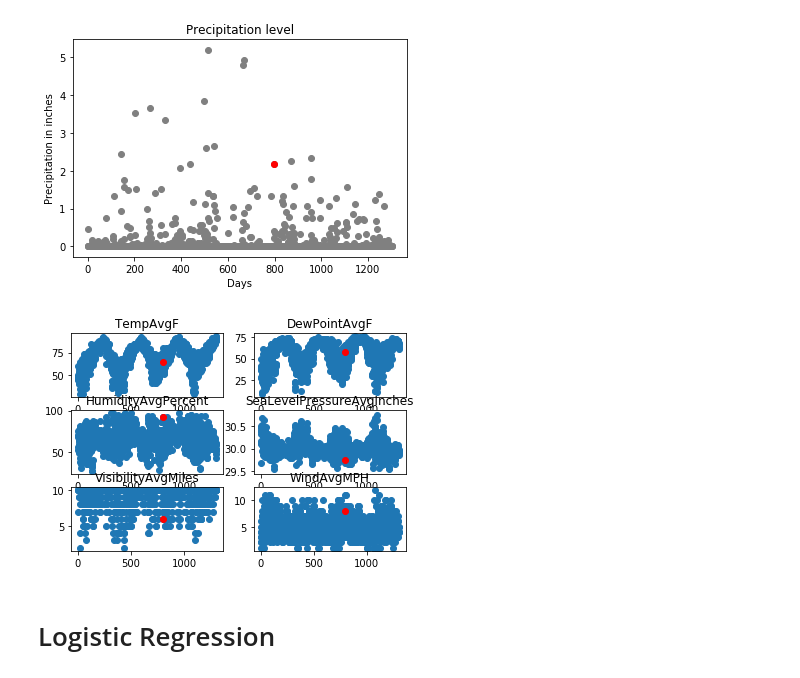
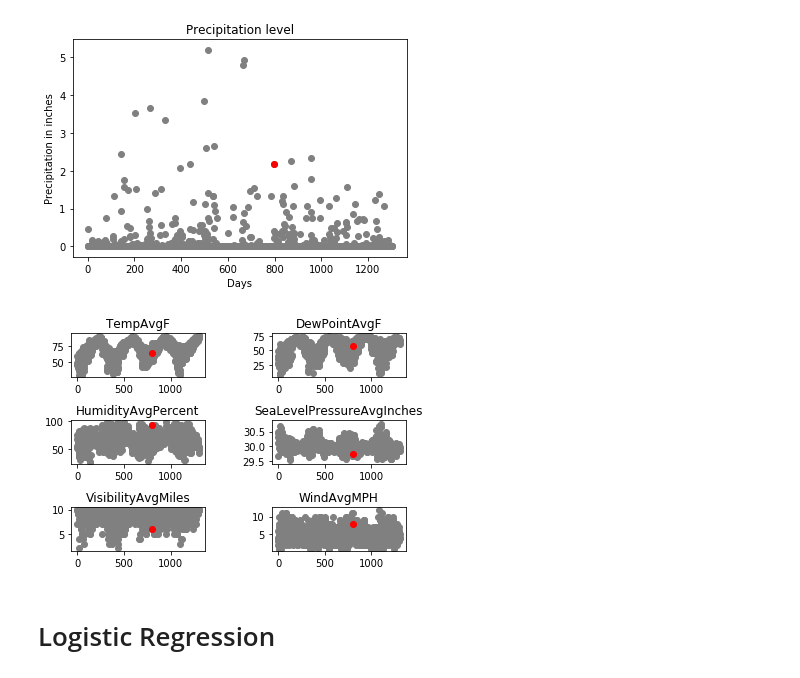
Before and after one commit to syedfasihuddin/Predicting-Rainfall, a Jupyter notebook: PredictingRainfall.ipynb, the cells around one changed output. Saved outputs shown, nothing was run; the diff lists cells and outputs as text; code cells hidden in the pictures.

```diff
--- a/PredictingRainfall.ipynb
+++ b/PredictingRainfall.ipynb
@@ -173,15 +173,19 @@ plt.show()
 # %%
 x_vis = X.filter(['TempAvgF', 'DewPointAvgF', 'HumidityAvgPercent', 'SeaLevelPressureAvgInches', 'VisibilityAvgMiles', 'WindAvgMPH'], axis=1)
 # %%
+fig = plt.figure()
+fig.subplots_adjust(hspace= 1 , wspace= 0.5 )
 for i in range(x_vis.columns.size):
     plt.subplot(3,2,i+1)
-    plt.scatter(days, x_vis[x_vis.columns.values[i]])
+    plt.scatter(days, x_vis[x_vis.columns.values[i]], color = 'grey')
     plt.scatter(days[day_index], x_vis[x_vis.columns.values[i]][day_index], color='r')
     plt.title(x_vis.columns.values[i])
 
+
+
 plt.show()
 # %% [output]
-[figure, old version]
+[figure, new version]
 # %% [markdown]
 # Logistic Regression
 # %%
```
